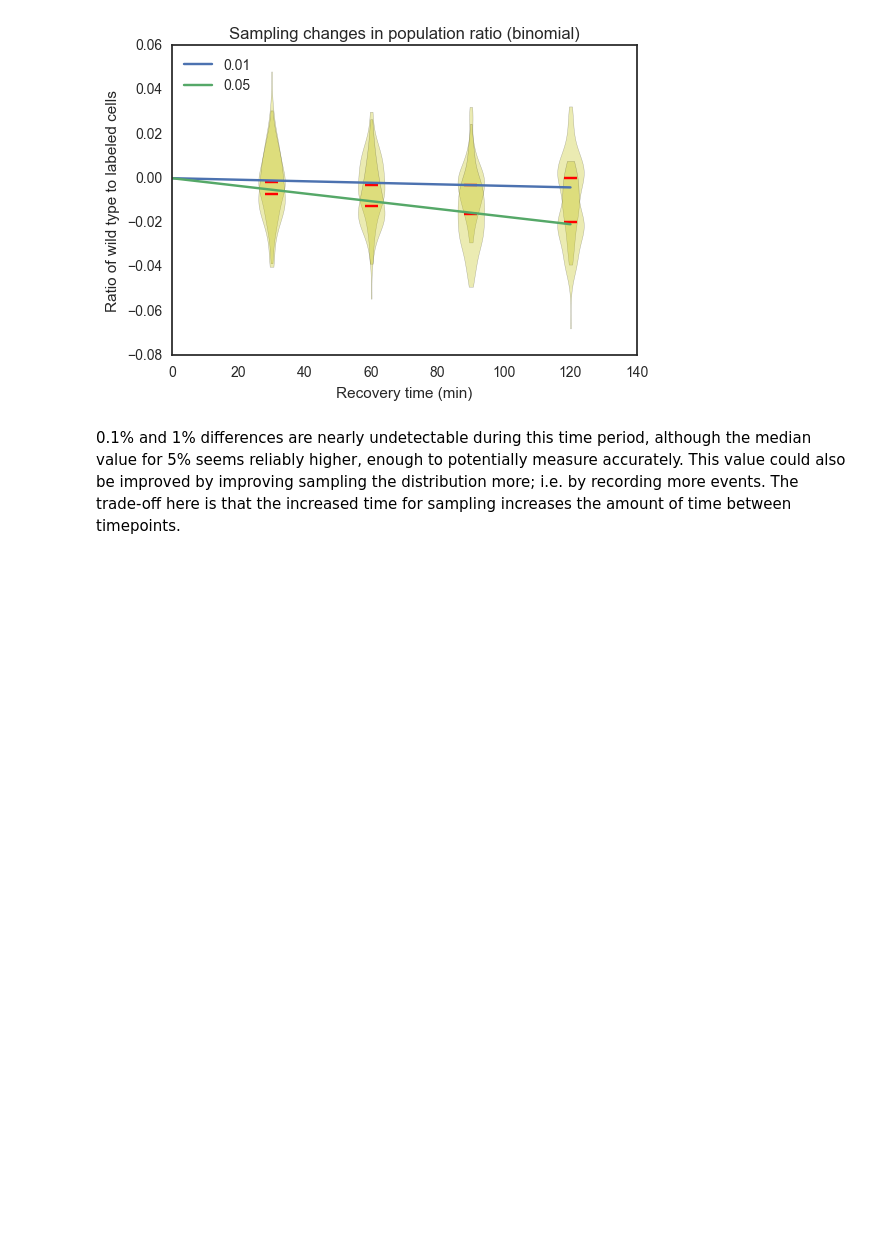
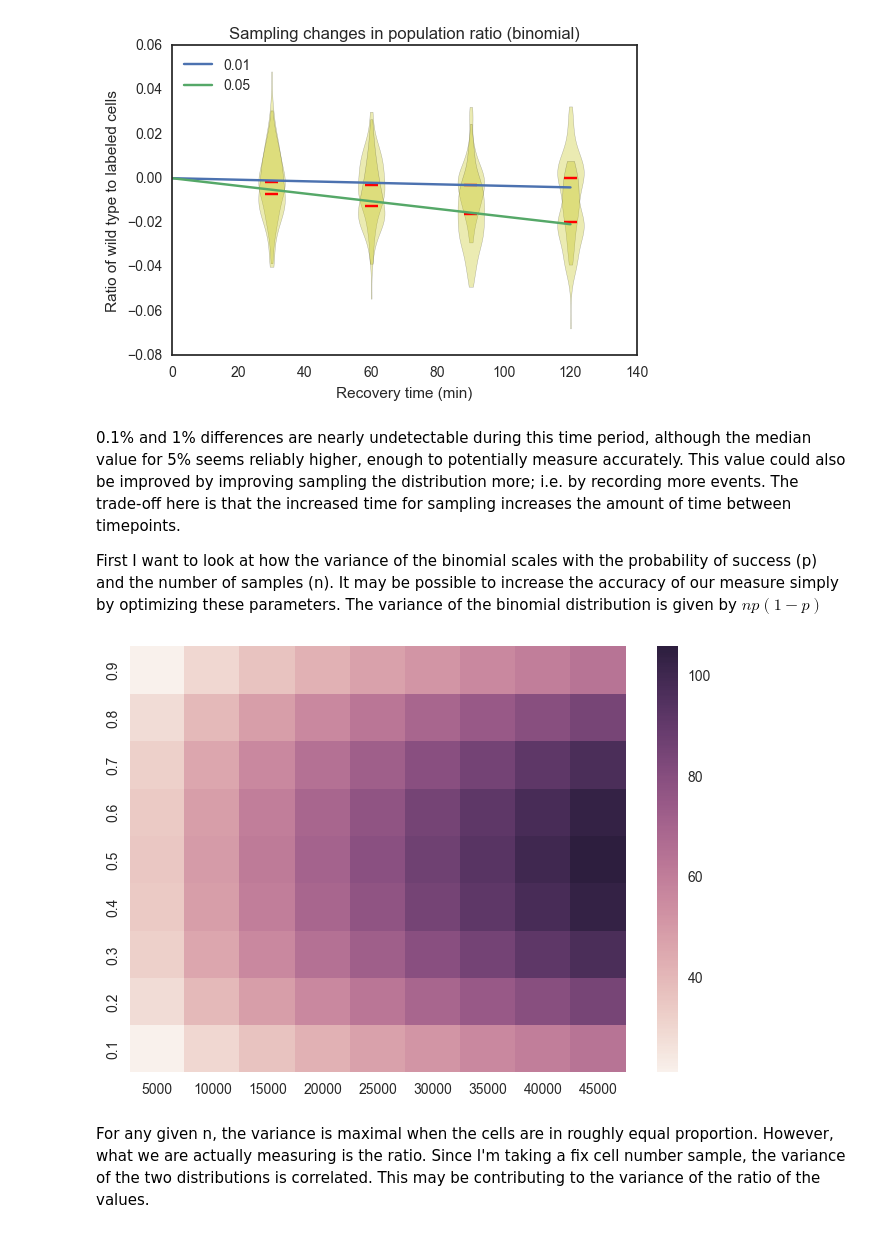
Before and after one commit to haneulyoo/agg_simv2, a Jupyter notebook: stress-growth-rate-sim.ipynb, the cells around one changed output. Drawn from its saved outputs; the diff is of its cells as text; code cells hidden in the pictures; blank space fills up the shorter version.

Commit message:
added binomial variance

```diff
--- a/stress-growth-rate-sim.ipynb
+++ b/stress-growth-rate-sim.ipynb
@@ -149,3 +131,23 @@ plt.show()
 [figure]
 # %% [markdown]
 0.1% and 1% differences are nearly undetectable during this time period, although the median value for 5% seems reliably higher, enough to potentially measure accurately. This value could also be improved by improving sampling the distribution more; i.e. by recording more events. The trade-off here is that the increased time for sampling increases the amount of time between timepoints.
+
+First I want to look at how the variance of the binomial scales with the probability of success (p) and the number of samples (n). It may be possible to increase the accuracy of our measure simply by optimizing these parameters. The variance of the binomial distribution is given by $np(1-p)$
+# %%
+ps = 1-np.arange(0.1, 1, 0.1)
+ns = np.arange(5000, 50000, 5000)
+
+vs = []
+for p in ps:
+    v = ns*p*(1-p)
+    vs.append(v)
+
+vs = np.sqrt(np.array(vs))
+
+ax = sns.heatmap(vs, xticklabels=ns, yticklabels=ps)
+plt.show()
+# %% [output]
+[figure, added]
+# %% [markdown]
+For any given n, the variance is maximal when the cells are in roughly equal proportion. However, what we are actually measuring is the ratio.
+Since I'm taking a fix cell number sample, the variance of the two distributions is correlated. This may be contributing to the variance of the ratio of the values.
```
Also changed, not shown: parts of 3 cells of this notebook.
